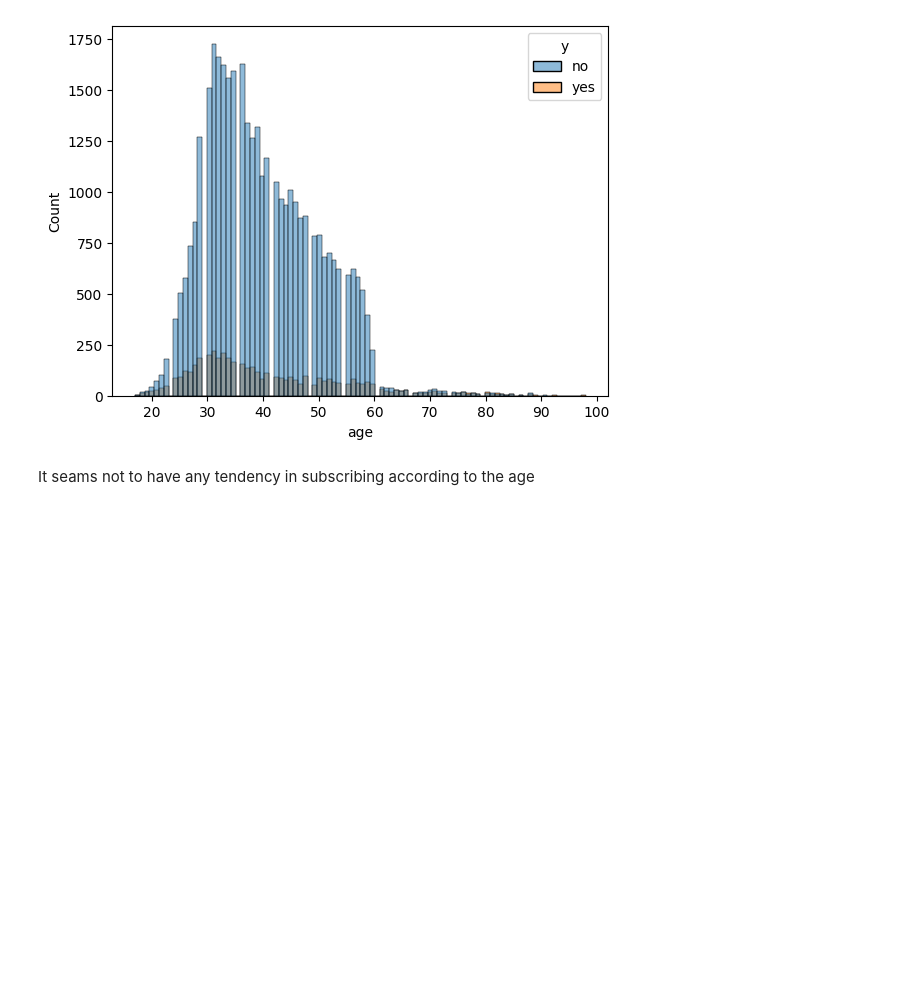
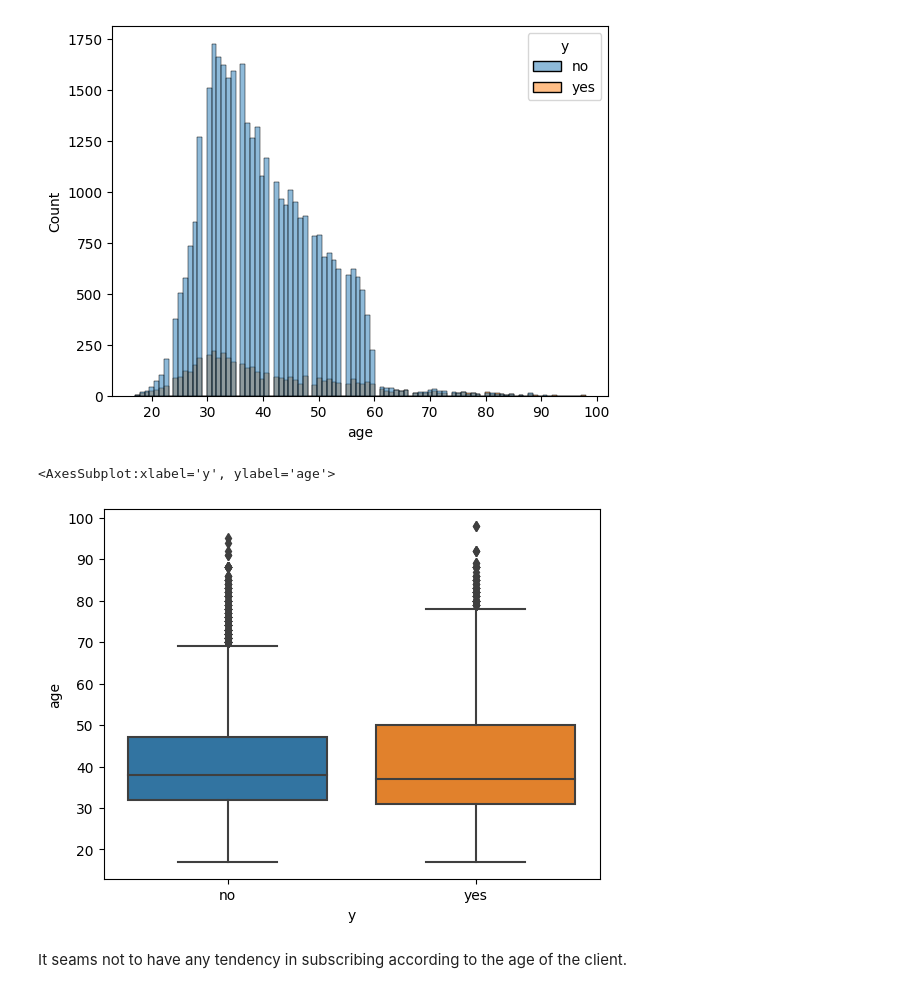
Before and after one commit to mpereiramoretti/pcs5787-projeto, a Jupyter notebook: notebooks/0. EDA.ipynb, the cells around one changed output. Cells and saved outputs as stored; diff of their text form; code cells hidden in the pictures; blank space fills up the shorter version.

```diff
--- a/notebooks/0. EDA.ipynb
+++ b/notebooks/0. EDA.ipynb
@@ -188,5 +186,10 @@ sns.histplot(data=df, x="age", hue="y")
 # %% [output]
 <AxesSubplot:xlabel='age', ylabel='Count'>
 [figure]
+# %%
+sns.boxplot(data=df, x="y", y="age")
+# %% [output]
+<AxesSubplot:xlabel='y', ylabel='age'>
+[figure, added]
 # %% [markdown]
-It seams not to have any tendency in subscribing according to the age
+It seams not to have any tendency in subscribing according to the age of the client.
```
Also changed, not shown: parts of 7 cells of this notebook.
